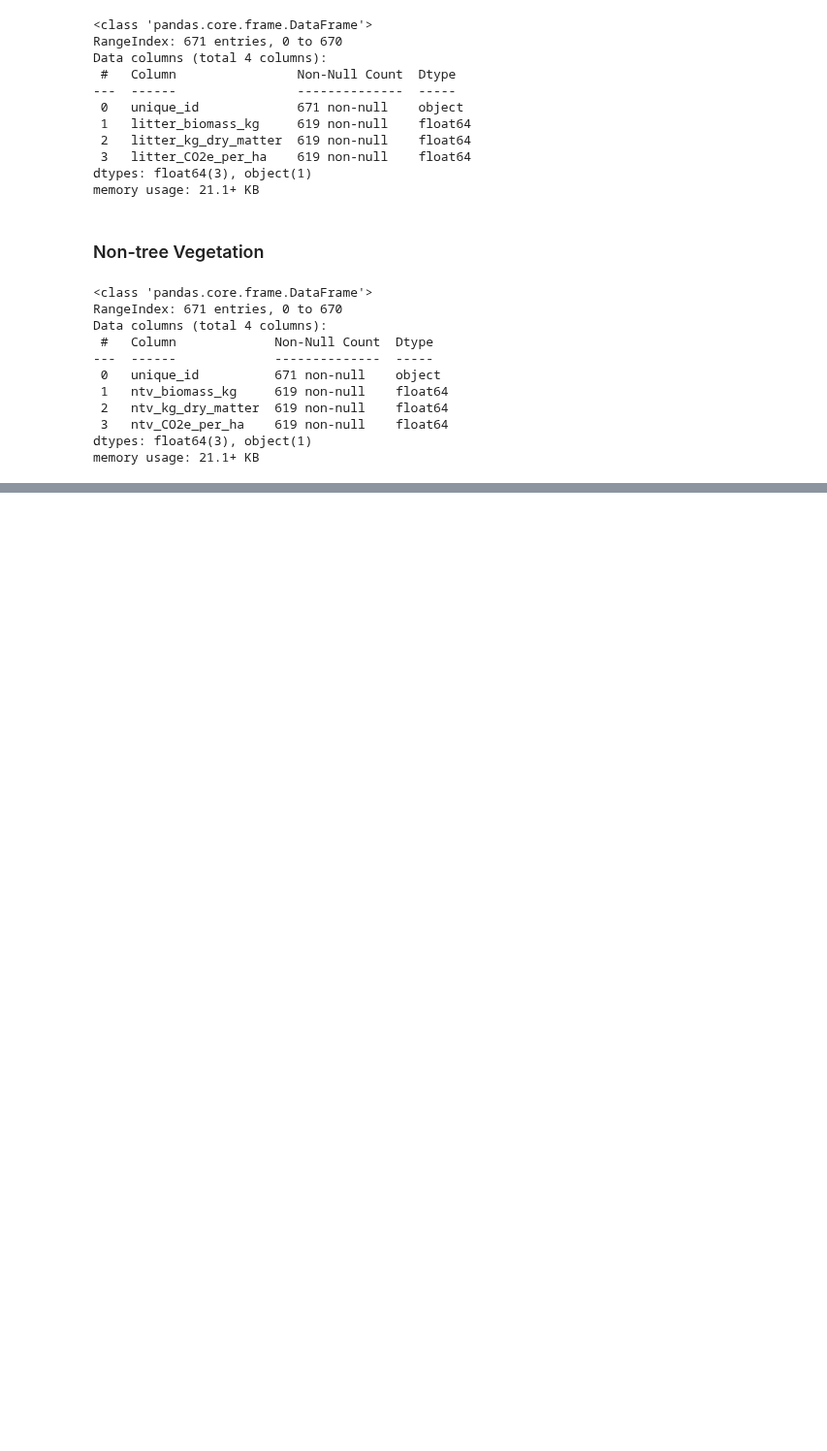
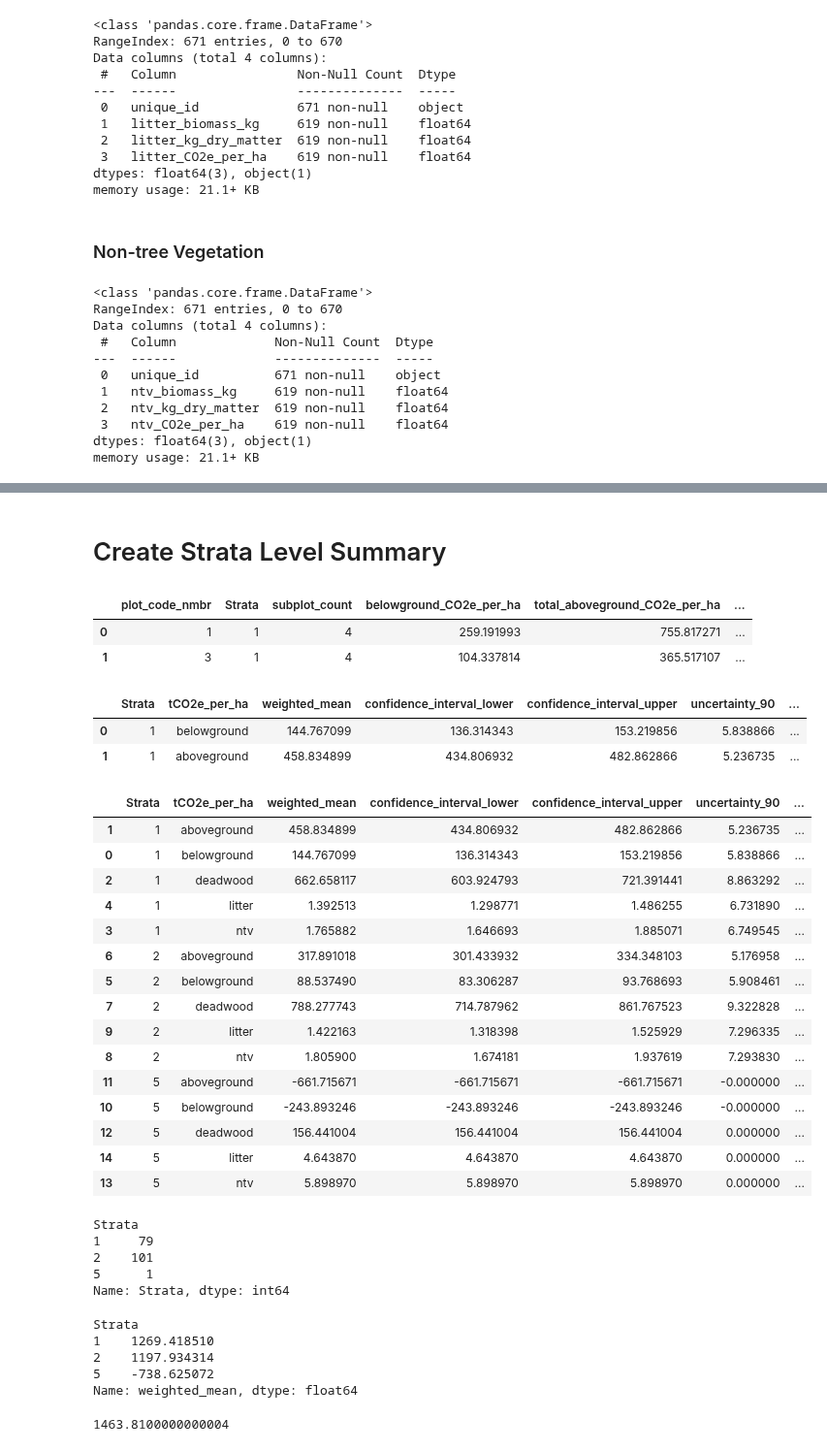
Before and after one commit to rnvllflores/ERRCalculator, a Jupyter notebook: notebooks/02_carbon_stock/04_uncertainty_per_strata.ipynb, the cells around one changed output, grey strips where cells are left out. Shown at 97% size. Saved outputs shown, nothing was run; the diff lists cells and outputs as text; code cells hidden in the pictures; blank space fills up the shorter version.

```diff
--- a/notebooks/02_carbon_stock/04_uncertainty_per_strata.ipynb
+++ b/notebooks/02_carbon_stock/04_uncertainty_per_strata.ipynb
@@ -212,0 +324,17 @@ Index(['unique_id', 'data_recorder', 'team_no', 'plot_code_nmbr', 'plot_type',
+# %% [markdown]
+# Create Strata Level Summary
+# %%
+CO2e_ha_cols = plot_CO2e_ha.filter(like="CO2e_per_ha").columns
+subset_cols = CO2e_ha_cols.insert(0, ["plot_code_nmbr", "Strata", "subplot_count"])
+# %%
+data = plot_CO2e_ha[subset_cols].copy()
+# %%
+data.rename(
+    columns={"total_aboveground_CO2e_per_ha": "aboveground_CO2e_per_ha"}, inplace=True
+)
+# %%
+data.head(2)
+# %% [output]
+|  | plot_code_nmbr | Strata | subplot_count | belowground_CO2e_per_ha | total_aboveground_CO2e_per_ha | ... |
+| 0 | 1 | 1 | 4 | 259.191993 | 755.817271 | ... |
+| 1 | 3 | 1 | 4 | 104.337814 | 365.517107 | ... |
@@ -212,0 +377,58 @@ Index(['unique_id', 'data_recorder', 'team_no', 'plot_code_nmbr', 'plot_type',
+# %%
+results_df.head(2)
+# %% [output]
+|  | Strata | tCO2e_per_ha | weighted_mean | confidence_interval_lower | confidence_interval_upper | uncertainty_90 | ... |
+| 0 | 1 | belowground | 144.767099 | 136.314343 | 153.219856 | 5.838866 | ... |
+| 1 | 1 | aboveground | 458.834899 | 434.806932 | 482.862866 | 5.236735 | ... |
+# %%
+results_df.sort_values(by=["Strata", "tCO2e_per_ha"], inplace=True)
+# %%
+results_df[
+    [
+        "Strata",
+        "tCO2e_per_ha",
+        "weighted_mean",
+        "confidence_interval_lower",
+        "confidence_interval_upper",
+        "uncertainty_90",
+        "uncertainty_95",
+        "standard_error_perc_mean",
+    ]
+]
+# %% [output]
+|  | Strata | tCO2e_per_ha | weighted_mean | confidence_interval_lower | confidence_interval_upper | uncertainty_90 | ... |
+| 1 | 1 | aboveground | 458.834899 | 434.806932 | 482.862866 | 5.236735 | ... |
+| 0 | 1 | belowground | 144.767099 | 136.314343 | 153.219856 | 5.838866 | ... |
+| 2 | 1 | deadwood | 662.658117 | 603.924793 | 721.391441 | 8.863292 | ... |
+| 4 | 1 | litter | 1.392513 | 1.298771 | 1.486255 | 6.731890 | ... |
+| 3 | 1 | ntv | 1.765882 | 1.646693 | 1.885071 | 6.749545 | ... |
+| 6 | 2 | aboveground | 317.891018 | 301.433932 | 334.348103 | 5.176958 | ... |
+| 5 | 2 | belowground | 88.537490 | 83.306287 | 93.768693 | 5.908461 | ... |
+| 7 | 2 | deadwood | 788.277743 | 714.787962 | 861.767523 | 9.322828 | ... |
+| 9 | 2 | litter | 1.422163 | 1.318398 | 1.525929 | 7.296335 | ... |
+| 8 | 2 | ntv | 1.805900 | 1.674181 | 1.937619 | 7.293830 | ... |
+| 11 | 5 | aboveground | -661.715671 | -661.715671 | -661.715671 | -0.000000 | ... |
+| 10 | 5 | belowground | -243.893246 | -243.893246 | -243.893246 | -0.000000 | ... |
+| 12 | 5 | deadwood | 156.441004 | 156.441004 | 156.441004 | 0.000000 | ... |
+| 14 | 5 | litter | 4.643870 | 4.643870 | 4.643870 | 0.000000 | ... |
+| 13 | 5 | ntv | 5.898970 | 5.898970 | 5.898970 | 0.000000 | ... |
+# %%
+data["Strata"].groupby(data["Strata"]).count()
+# %% [output]
+Strata
+1     79
+2    101
+5      1
+Name: Strata, dtype: int64
+# %%
+results_df.groupby("Strata")["weighted_mean"].sum()
+# %% [output]
+Strata
+1    1269.418510
+2    1197.934314
+5    -738.625072
+Name: weighted_mean, dtype: float64
+# %%
+1156.68 + 277.45 + 24.14 + 3.91 + 1.63
+# %% [output]
+1463.8100000000004
```
Also changed, not shown: parts of 20 cells of this notebook, 1 other file.
